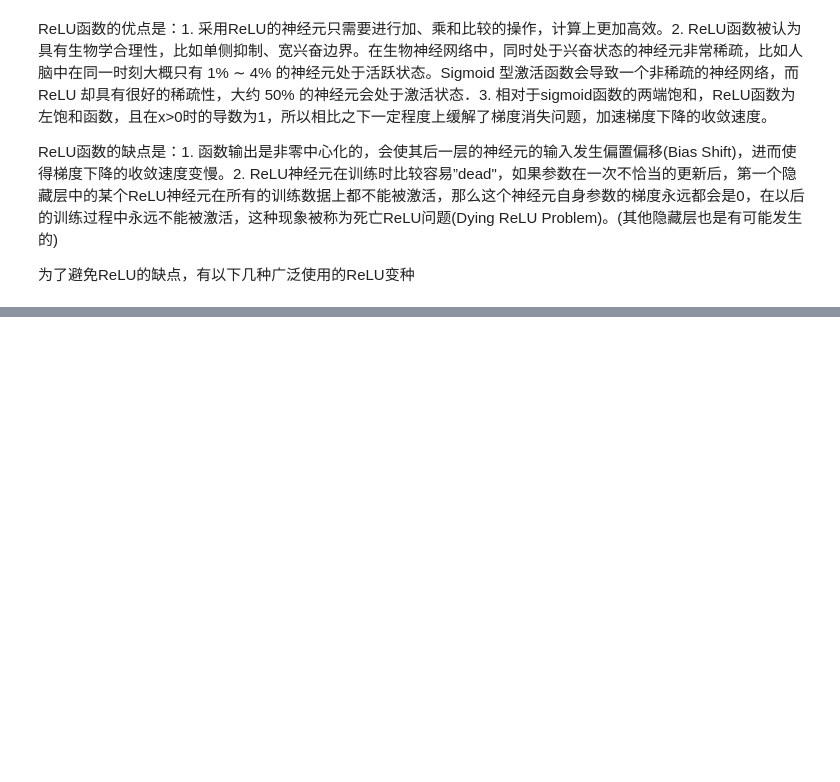
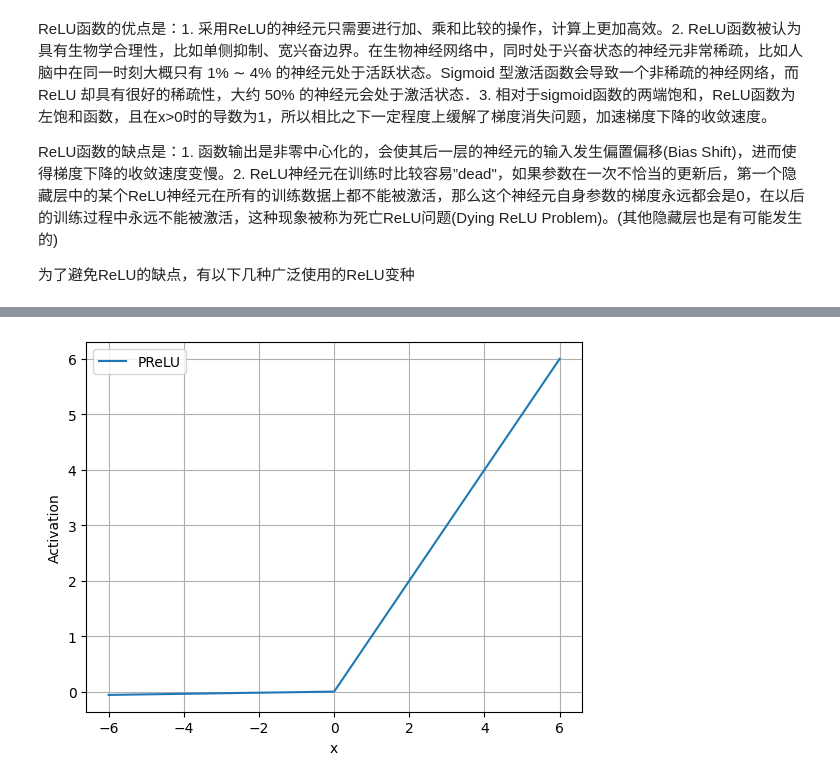
Before and after one commit to Sakurasilent/LM_fl, a Jupyter notebook: 激活函数.ipynb, the cells around one changed output, grey strips where cells are left out. Cells and saved outputs as stored; diff of their text form; code cells hidden in the pictures; blank space fills up the shorter version.

```diff
--- a/激活函数.ipynb
+++ b/激活函数.ipynb
@@ -164,0 +245,13 @@ ReLU函数的缺点是：1. 函数输出是非零中心化的，会使其后一
+# %%
+x = np.linspace(-6, 6, 600)
+m0 = nn.PReLU(init=0.01)
+output0 = m0(torch.Tensor(x))
+
+plt.plot(x, output0.detach().numpy(), label='PReLU') # 数据类型需要转化
+plt.xlabel("x")
+plt.ylabel("Activation")
+plt.grid()
+plt.legend()
+plt.show()
+# %% [output]
+[figure, added]
```
Also changed, not shown: parts of 27 cells of this notebook.
